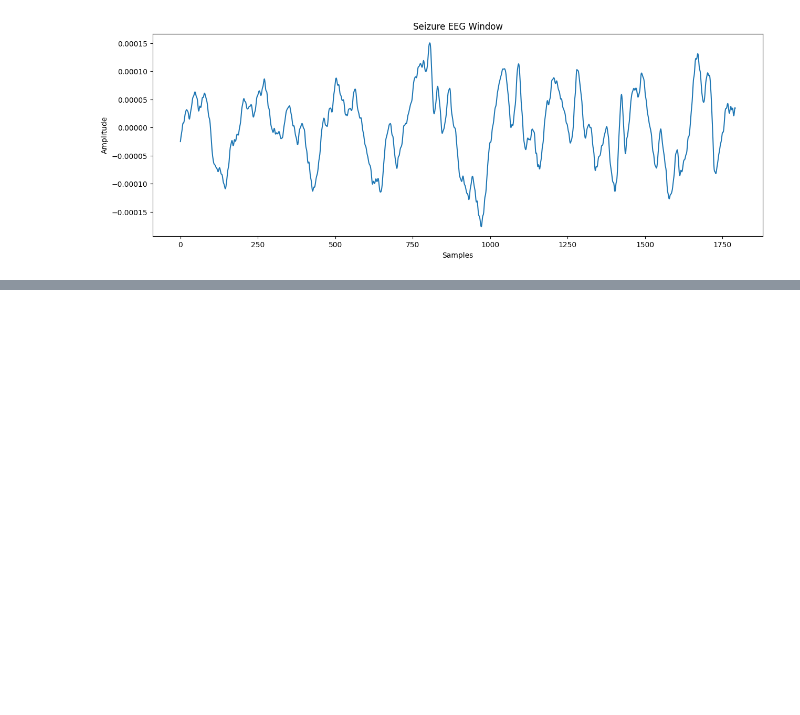
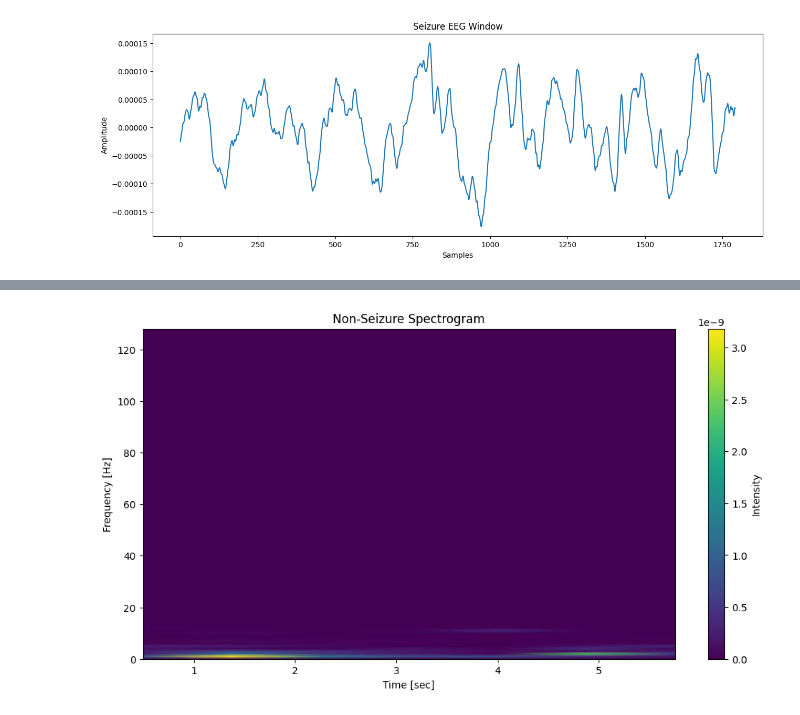
Before and after one commit to pinkprincess536/neurotriage, a Jupyter notebook: eeg.ipynb, the cells around one changed output, grey strips where cells are left out. Saved outputs shown, nothing was run; the diff lists cells and outputs as text; code cells hidden in the pictures; blank space fills up the shorter version.

```diff
--- a/eeg.ipynb
+++ b/eeg.ipynb
@@ -587,0 +675,35 @@ plt.show()
+# %%
+from scipy.signal import spectrogram
+
+non_seizure_signal = X[non_seizure_idx][0]
+
+seizure_signal = X[seizure_idx][0]
+
+
+filtered_non_seizure = bandpass_filter(non_seizure_signal)
+
+filtered_seizure = bandpass_filter(seizure_signal)
+frequencies, times, Sxx = spectrogram(
+    filtered_non_seizure,
+    fs=256
+)
+
+plt.figure(figsize=(12,6))
+
+plt.pcolormesh(
+    times,
+    frequencies,
+    Sxx,
+    shading='gouraud'
+)
+
+plt.title("Non-Seizure Spectrogram")
+
+plt.ylabel("Frequency [Hz]")
+plt.xlabel("Time [sec]")
+
+plt.colorbar(label="Intensity")
+
+plt.show()
+# %% [output]
+[figure, added]
```
Also changed, not shown: parts of 25 cells of this notebook.
